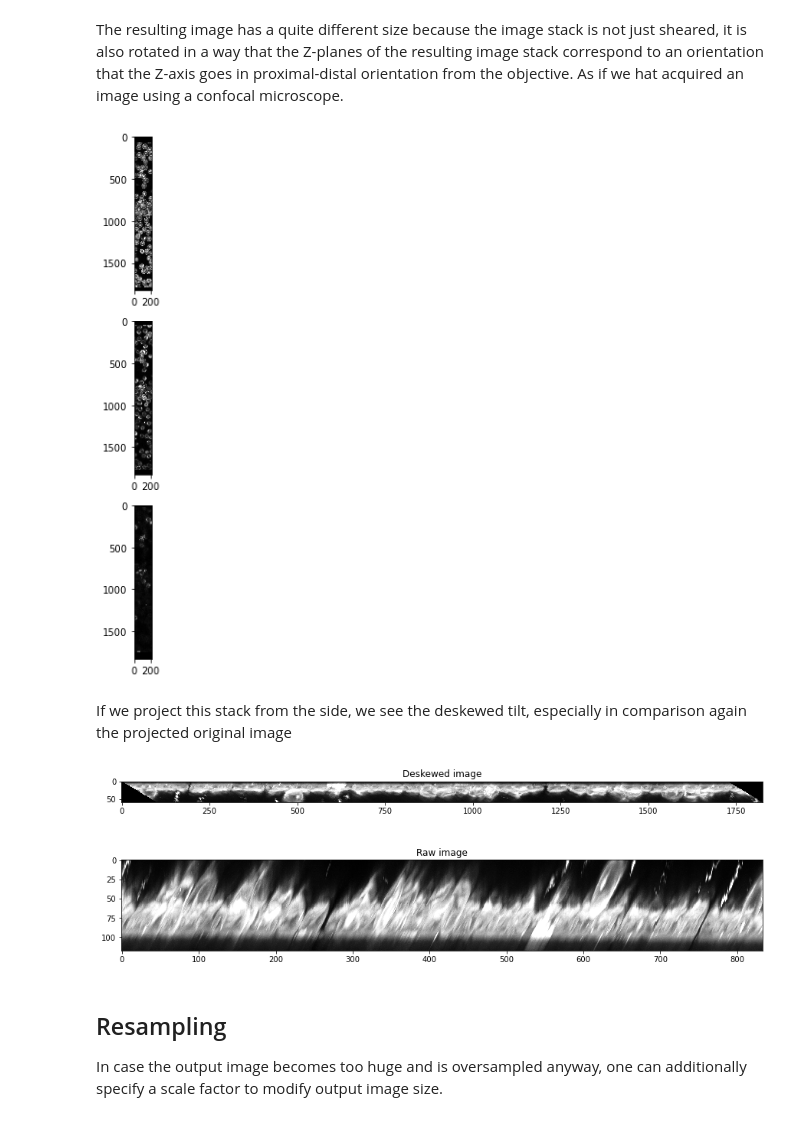
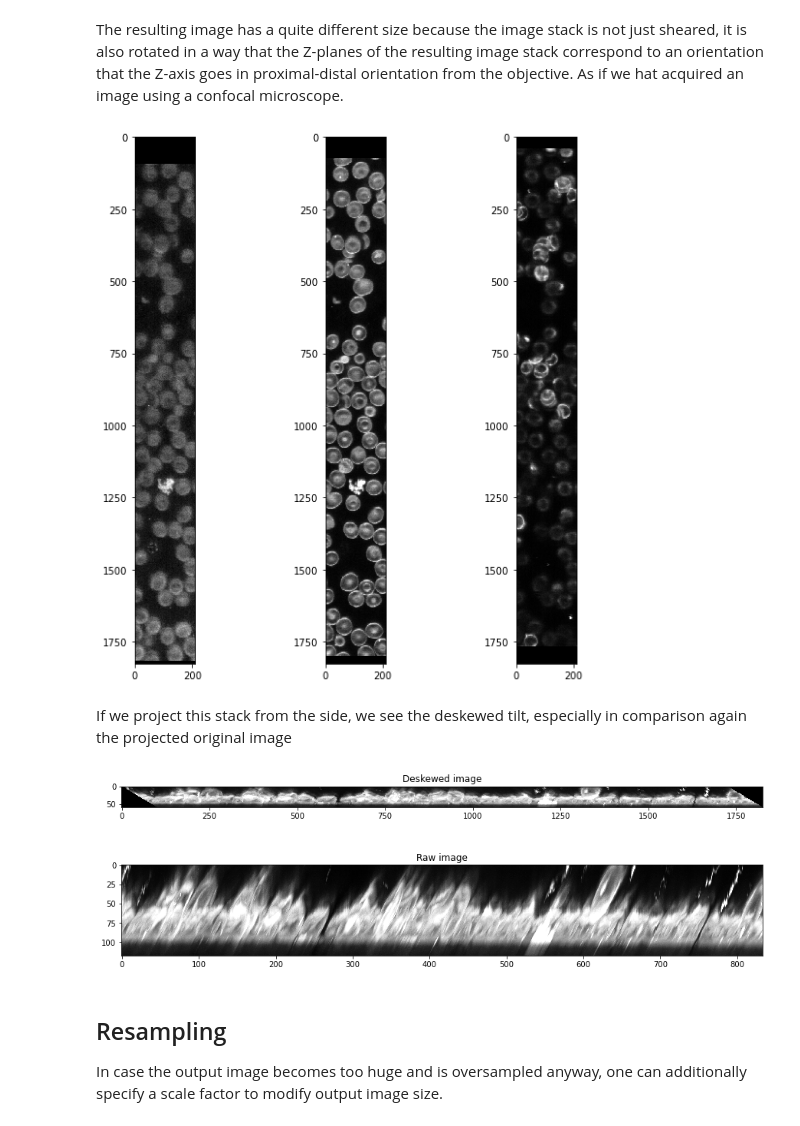
Before and after one commit to clEsperanto/pyclesperanto_prototype, a Jupyter notebook: demo/transforms/deskew_x_with_other_data.ipynb, the cells around one changed output. Saved outputs shown, nothing was run; the diff lists cells and outputs as text; code cells hidden in the pictures.

Commit message:
deskew_x implementation;revert change in utilities

```diff
--- a/demo/transforms/deskew_x_with_other_data.ipynb
+++ b/demo/transforms/deskew_x_with_other_data.ipynb
@@ -60,24 +60,24 @@ deskewed.shape
 # %% [markdown]
 The resulting image has a quite different size because the image stack is not just sheared, it is also rotated in a way that the Z-planes of the resulting image stack correspond to an orientation that the Z-axis goes in proximal-distal orientation from the objective. As if we hat acquired an image using a confocal microscope.
 # %%
-fig, axs = plt.subplots(3, 1, figsize=(30,10))
+fig, axs = plt.subplots(1, 3, figsize=(10,10))
 
-cle.imshow(deskewed[20].T, plot=axs[0])
-cle.imshow(deskewed[30].T, plot=axs[1])
-cle.imshow(deskewed[45].T, plot=axs[2])
+cle.imshow(deskewed[5].T, plot=axs[0])
+cle.imshow(deskewed[15].T, plot=axs[1])
+cle.imshow(deskewed[35].T, plot=axs[2])
 # %% [output]
-[figure, old version]
+[figure, new version]
 # %% [markdown]
 If we project this stack from the side, we see the deskewed tilt, especially in comparison again the projected original image
 # %%
 fig, axs = plt.subplots(2, 1, figsize=(15,5))
 
-cle.imshow(cle.maximum_y_projection(cle.flip(deskewed, flip_z=False)), plot=axs[0])
+cle.imshow(cle.maximum_y_projection(cle.flip(deskewed,flip_x=False)), plot=axs[0])
 axs[0].title.set_text("Deskewed image")
 cle.imshow(cle.maximum_y_projection(original_image).T, plot=axs[1])
 axs[1].title.set_text("Raw image")
 # %% [output]
-[figure, old version]
+[figure, new version]
 # %% [markdown]
 ## Resampling
 In case the output image becomes too huge and is oversampled anyway, one can additionally specify a scale factor to modify output image size.
```
Also changed, not shown: 6 other files.
